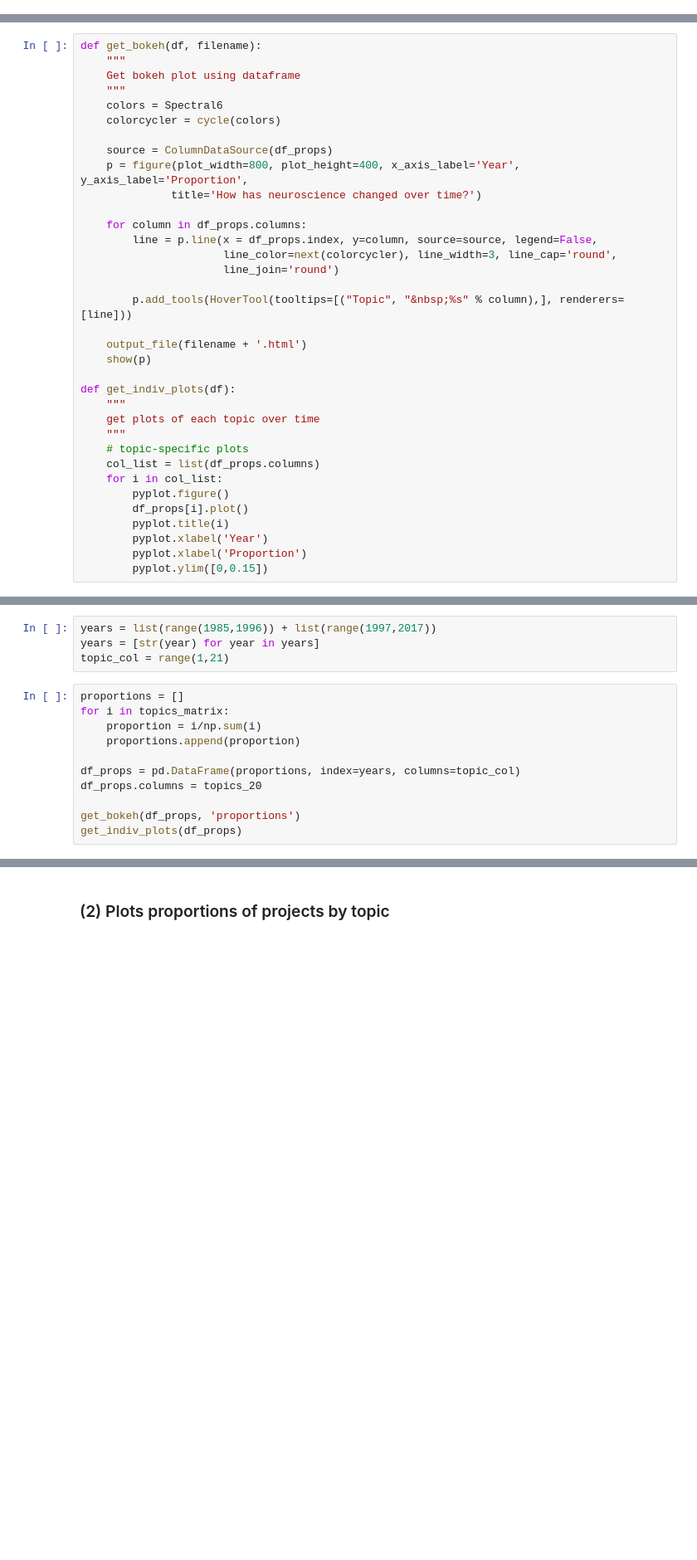
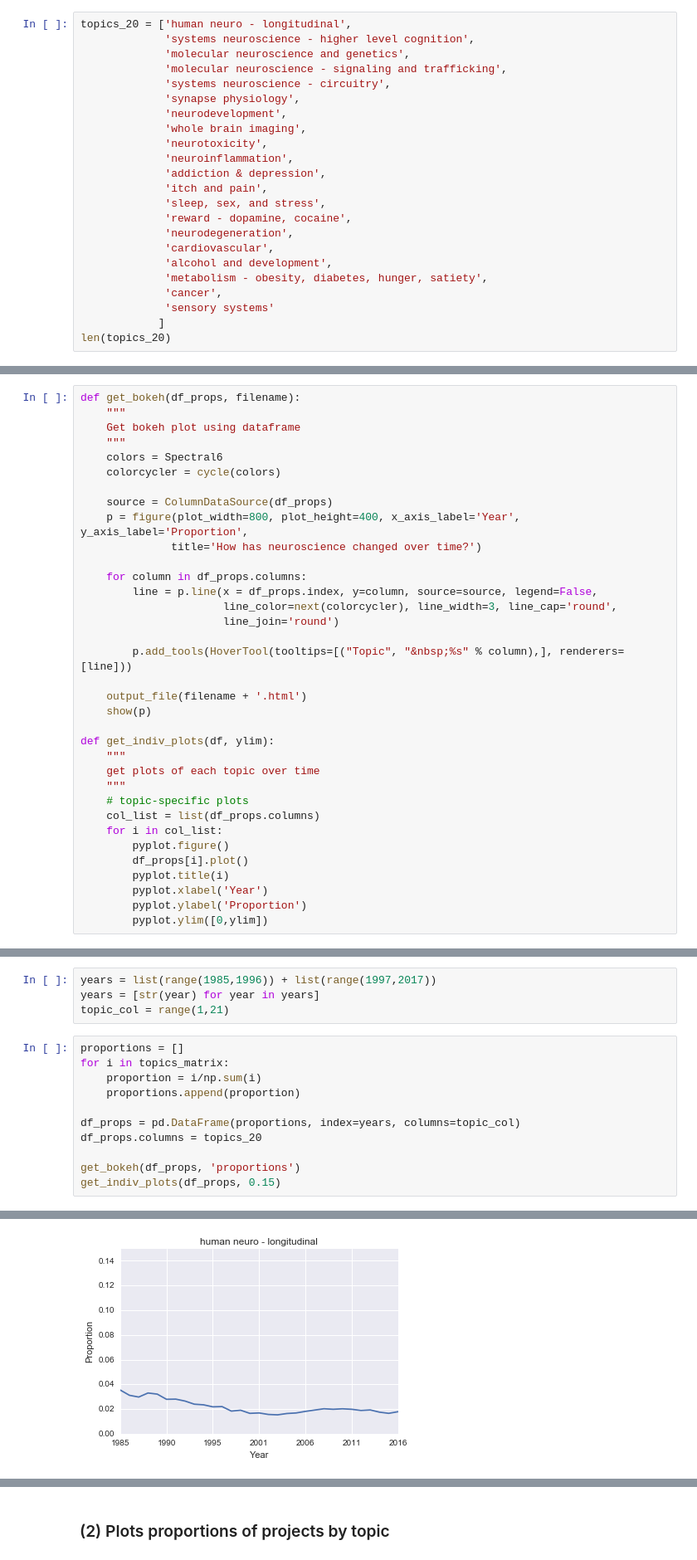
Before and after one commit to zcandiceyip/nih_grants, a Jupyter notebook: LDA.ipynb, the cells around one changed output, grey strips where cells are left out. Shown at 83% size. Saved outputs shown, nothing was run; the diff lists cells and outputs as text; blank space fills up the shorter version.

```diff
--- a/LDA.ipynb
+++ b/LDA.ipynb
@@ -140,0 +137,23 @@ topics_20 = ['neurogenesis', 'computational neuroscience', 'human neuro - develo
+# %%
+topics_20 = ['human neuro - longitudinal',
+             'systems neuroscience - higher level cognition',
+             'molecular neuroscience and genetics',
+             'molecular neuroscience - signaling and trafficking',
+             'systems neuroscience - circuitry',
+             'synapse physiology',
+             'neurodevelopment',
+             'whole brain imaging',
+             'neurotoxicity',
+             'neuroinflammation',
+             'addiction & depression',
+             'itch and pain',
+             'sleep, sex, and stress',
+             'reward - dopamine, cocaine',
+             'neurodegeneration',
+             'cardiovascular',
+             'alcohol and development',
+             'metabolism - obesity, diabetes, hunger, satiety',
+             'cancer',
+             'sensory systems'
+            ]
+len(topics_20)
@@ -279,7 +317,7 @@ from itertools import cycle
 # %%
 topics_matrix = topics_time.unstack().as_matrix()
 # %%
-def get_bokeh(df, filename):
+def get_bokeh(df_props, filename):
     """
     Get bokeh plot using dataframe
     """
@@ -300,7 +338,7 @@ def get_bokeh(df, filename):
     output_file(filename + '.html')
     show(p)
 
-def get_indiv_plots(df):
+def get_indiv_plots(df, ylim):
     """
     get plots of each topic over time
     """
@@ -311,8 +349,8 @@ def get_indiv_plots(df):
         df_props[i].plot()
         pyplot.title(i)
         pyplot.xlabel('Year')
-        pyplot.xlabel('Proportion')
-        pyplot.ylim([0,0.15])
+        pyplot.ylabel('Proportion')
+        pyplot.ylim([0,ylim])
 # %% [markdown]
 ### (1) Plots proportions of projects by year
 # %%
@@ -329,4 +367,5 @@ df_props = pd.DataFrame(proportions, index=years, columns=topic_col)
 df_props.columns = topics_20
 
 get_bokeh(df_props, 'proportions')
-get_indiv_plots(df_props)
+get_indiv_plots(df_props, 0.15)
+# %% [output]
@@ -332,0 +373 @@ get_indiv_plots(df_props)
+[figure, added]
```
Also changed, not shown: parts of 14 cells of this notebook.
